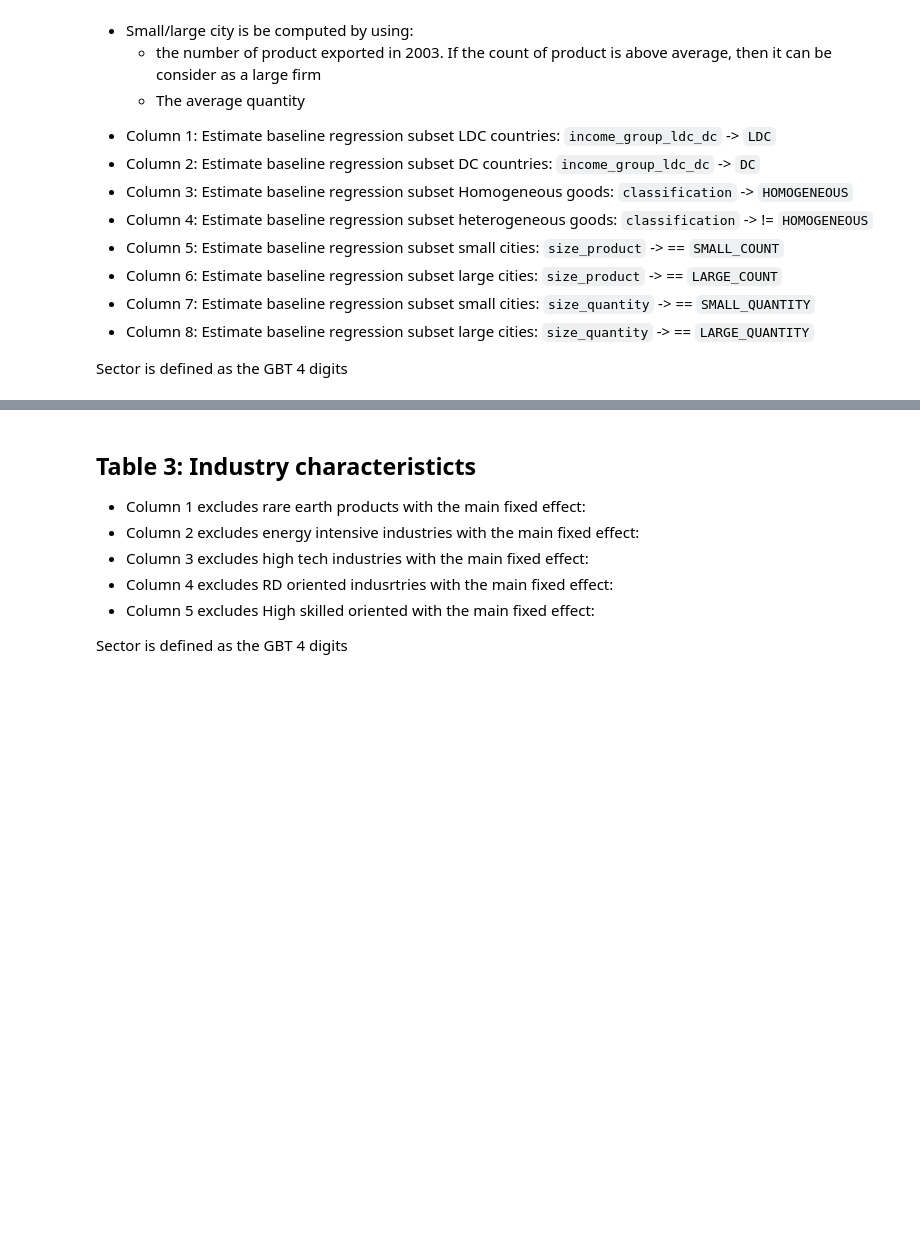
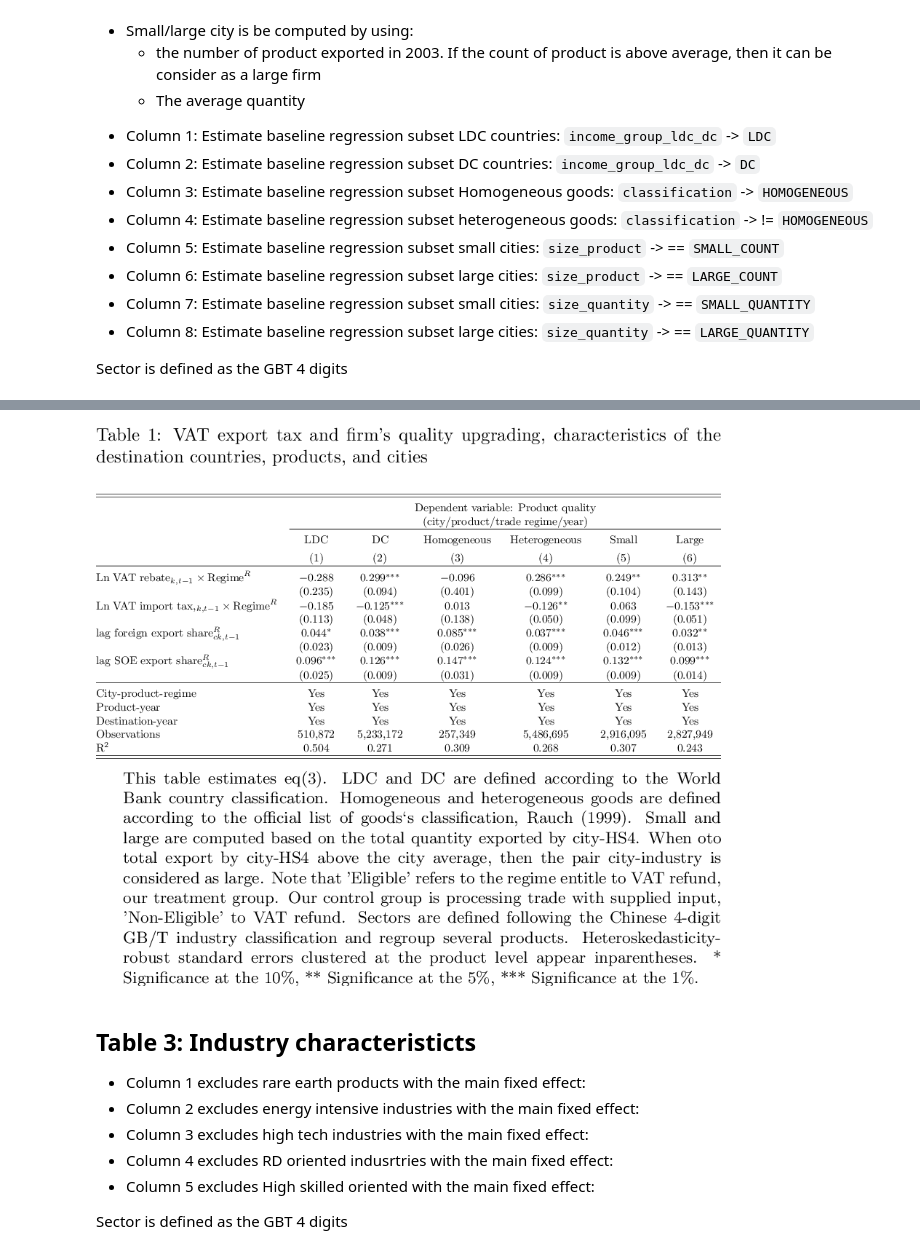
Before and after one commit to thomaspernet/VAT_rebate_quality_china, a Jupyter notebook: 02_data_analysis/01_model_estimation/01_baseline_tables/00_baseline_vat_quality.ipynb, the cells around one changed output, grey strips where cells are left out. Drawn from its saved outputs; the diff is of its cells as text; code cells hidden in the pictures; blank space fills up the shorter version.

Commit message:
add city-industry in table 2
214_VAT_rebate_quality

```diff
--- a/02_data_analysis/01_model_estimation/01_baseline_tables/00_baseline_vat_quality.ipynb
+++ b/02_data_analysis/01_model_estimation/01_baseline_tables/00_baseline_vat_quality.ipynb
@@ -828,40 +940,42 @@ tbe1  = """
 This table estimates eq(3).
 LDC and DC are defined according to the World Bank country classification.
 Homogeneous and heterogeneous goods are defined according to the official list of goods`s classification, Rauch (1999).
-Small and large are computed based on either the count of HS6 exported by city $c$ or the total quantity exported.
-When one of these two metrics are above national average, the city is considered as large.
+Small and large are computed based on the total quantity exported by city-HS4.
+When oto total export by city-HS4 above the city average, then the pair city-industry is considered as large.
 Note that 'Eligible' refers to the regime entitle to VAT refund, our treatment group.
 Our control group is processing trade with supplied input, 'Non-Eligible' to VAT refund.
 Sectors are defined following the Chinese 4-digit GB/T industry
 classification and regroup several products.
 Heteroskedasticity-robust standard errors
 clustered at the product level appear inparentheses.
 \sym{*} Significance at the 10\%, \sym{**} Significance at the 5\%, \sym{***} Significance at the 1\%."""
 
 multicolumn ={
     'LDC': 1,
     'DC': 1,
     'Homogeneous': 1,
     'Heterogeneous': 1,
-    'Small HS6': 1,
-    'Large HS6': 1
+    'Small': 1,
+    'Large': 1
 }
 multi_lines_dep = '(city/product/trade regime/year)'
 reorder = {
     2:0,
     3:1
 }
 #new_r = ['& Eligible', 'Non-Eligible', 'All', 'All benchmark']
 lb.beautify(table_number = table_nb,
             #multi_lines_dep = None,
             reorder_var = reorder,
             multi_lines_dep = multi_lines_dep,
             new_row= False,
             multicolumn = multicolumn,
             table_nte = tbe1,
             jupyter_preview = True,
             resolution = 180,
            folder = folder)
+# %% [output]
+[figure, added]
 # %% [markdown]
 ## Table 3: Industry characteristicts
 
```
Also changed, not shown: parts of 7 cells of this notebook, 1 other file.
